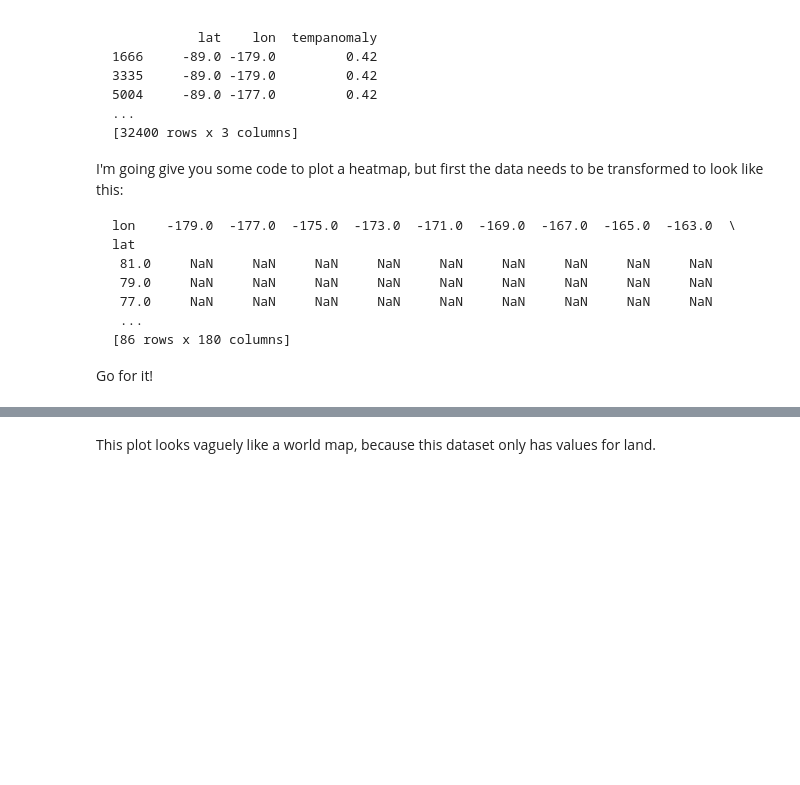
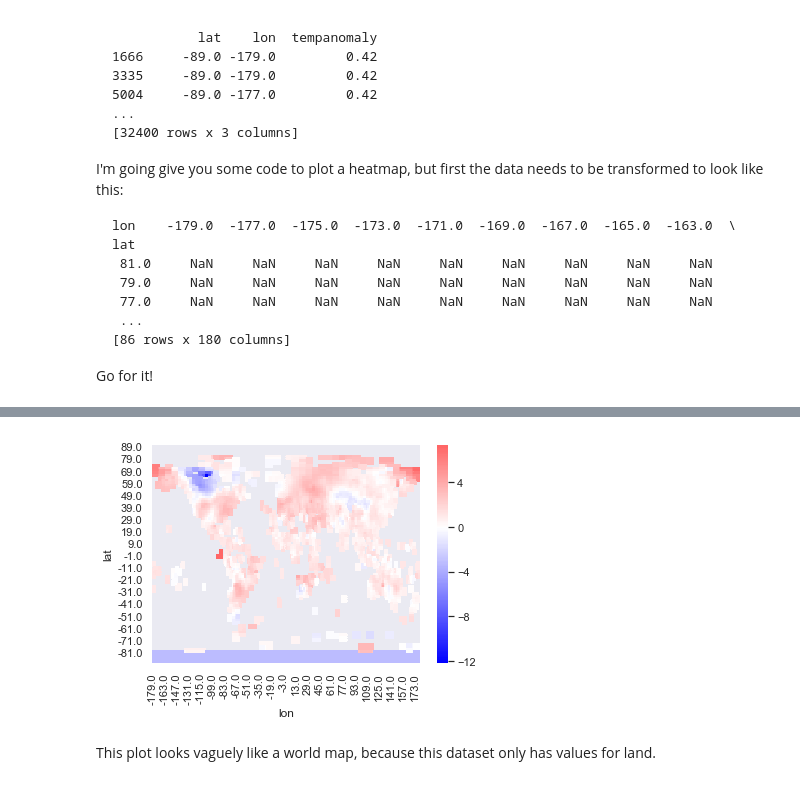
Before and after one commit to dgriffis/python-data-analysis-crash-course, a Jupyter notebook: 01-Pandas/Chapter 6 and 7.ipynb, the cells around one changed output, grey strips where cells are left out. Saved outputs shown, nothing was run; the diff lists cells and outputs as text; code cells hidden in the pictures; blank space fills up the shorter version.

````diff
--- a/01-Pandas/Chapter 6 and 7.ipynb
+++ b/01-Pandas/Chapter 6 and 7.ipynb
@@ -64,3 +98,8 @@ Now let's focus on a slice of this data in time.  Pick a date in 2018 and all th
 (your data will be different if you chose a different date)
 
 Find the average of the warmest and coolest 10% of the data for the date you chose.
+# %%
+myTest = df.loc[df['time'] == '2018-09-15'].drop(['time'], axis=1)
+coolest = myTest.loc[myTest.tempanomaly <= myTest.tempanomaly.quantile(0.1)]
+coolest.describe()
+print(coolest.tempanomaly.mean())
@@ -91,3 +138,7 @@ lat
 ```
 
 Go for it!
+# %%
+myTest = myTest.drop_duplicates()
+table = myTest.pivot(index='lat',columns='lon',values='tempanomaly').sort_values('lat',axis=0,ascending=False)
+print (table)
@@ -96,7 +165,9 @@ If your data looks like the 86x180 2-d example above, then go ahead and run this
 
 ![weather](img/weather.png)
 # %%
-sns.heatmap(data=globaltemps, center=0, cmap="bwr")
+sns.heatmap(data=table, center=0, cmap="bwr");
+# %% [output]
+[figure, added]
 # %% [markdown]
 This plot looks vaguely like a world map, because this dataset only has values for land.
 # %% [markdown]
````
Also changed, not shown: parts of 13 cells of this notebook.
